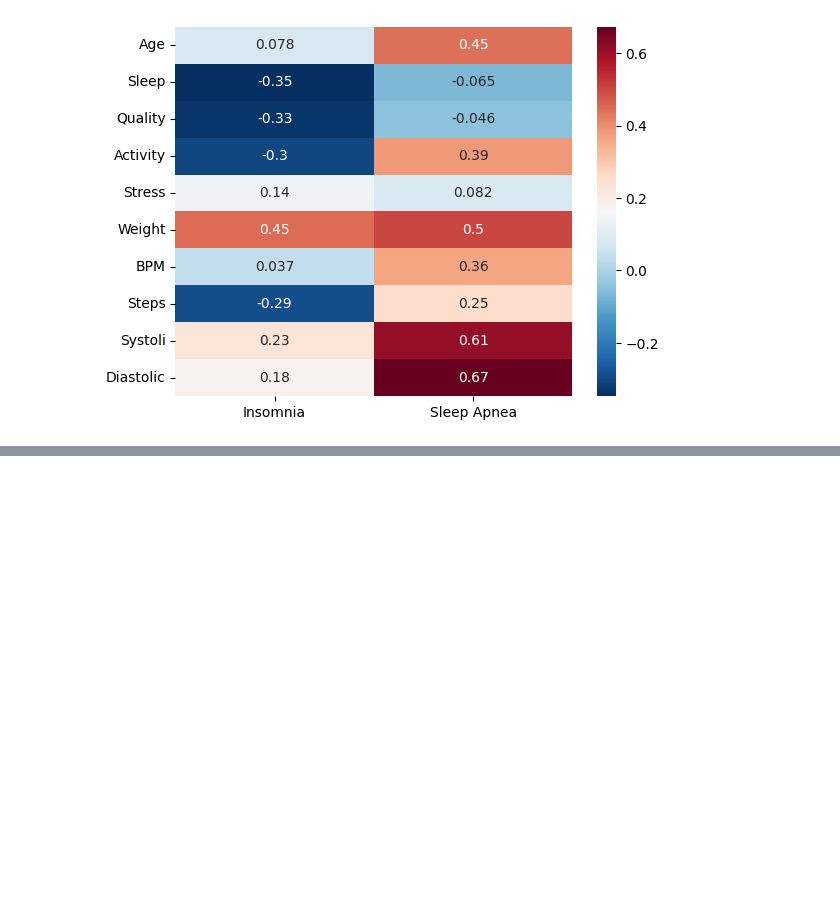
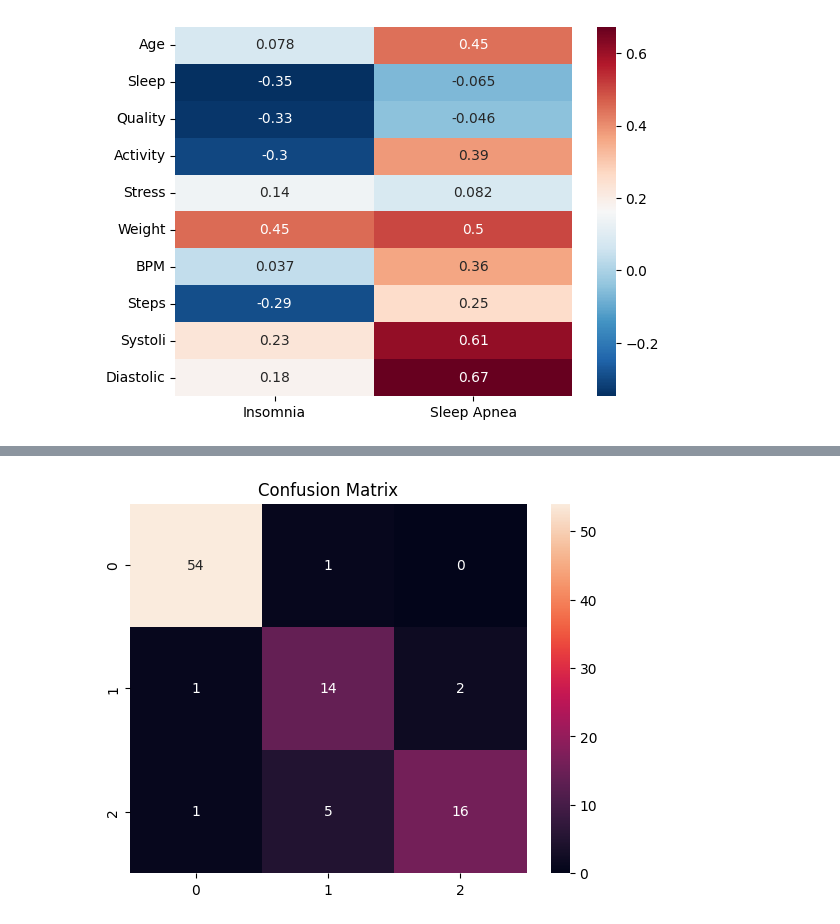
Before and after one commit to ArthurVerza/StrategicThinking.CA2, a Jupyter notebook: ArthurVerza_SrategicThinking_CA2.ipynb, the cells around one changed output, grey strips where cells are left out. Cells and saved outputs as stored; diff of their text form; code cells hidden in the pictures; blank space fills up the shorter version.

Commit message:
Added some features in my project
added some tests and some matrix

```diff
--- a/ArthurVerza_SrategicThinking_CA2.ipynb
+++ b/ArthurVerza_SrategicThinking_CA2.ipynb
@@ -323,0 +286,26 @@ pip install --upgrade pandas
+# %%
+#Seeing the results with a KNN model
+from sklearn.model_selection import GridSearchCV
+from sklearn.neighbors import KNeighborsClassifier
+
+# Define the parameter grid
+param_grid = {'n_neighbors': [1, 3, 5, 6, 7, 9, 11],
+              'weights': ['uniform', 'distance']}
+# Create a KNN classifier object
+knn = KNeighborsClassifier()
+# %%
+
+
+# Create a GridSearchCV object
+grid_search = GridSearchCV(knn, param_grid, cv=5)
+
+# Fit the GridSearchCV object to the data
+grid_search.fit(X_train_scaled, y_train)
+
+    #Print the best hyperparameters
+print(grid_search.best_params_)
+# Train the classifier using your training data
+knn.fit(X_train_scaled, y_train)
+
+# Make predictions on your test data
+y_pred = knn.predict(X_test_scaled)
@@ -323,0 +332,16 @@ pip install --upgrade pandas
+# %%
+#Create the labels for the matrix
+disease_labels = ["Insomnia", "No Disorder", "Sleep Apnea"]
+#Create a confusion matrix
+cm = metrics.confusion_matrix(np.asarray(y_test).argmax(axis=1), np.asarray(y_pred).argmax(axis=1))
+# Create a figure object
+fig = plt.figure()
+# Add an ax object to the figure
+ax = plt.subplot(111)
+#Create the visualisation
+ax.set_xlabel("Predicted labels")
+ax.set_ylabel('True labels')
+ax.set_title('Confusion Matrix');
+sns.heatmap(cm, annot=True, fmt='g');
+# %% [output]
+[figure, added]
```
Also changed, not shown: parts of 31 cells of this notebook.
